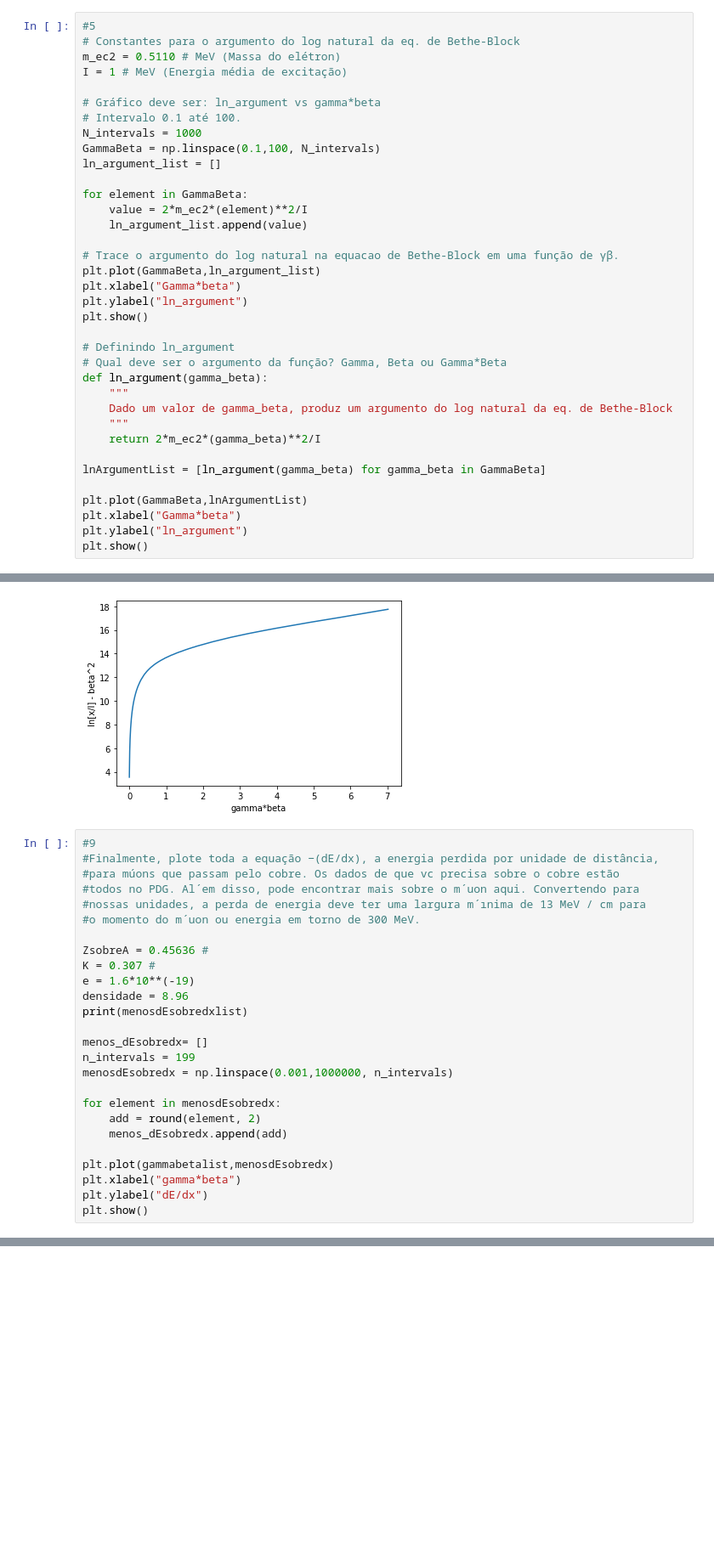
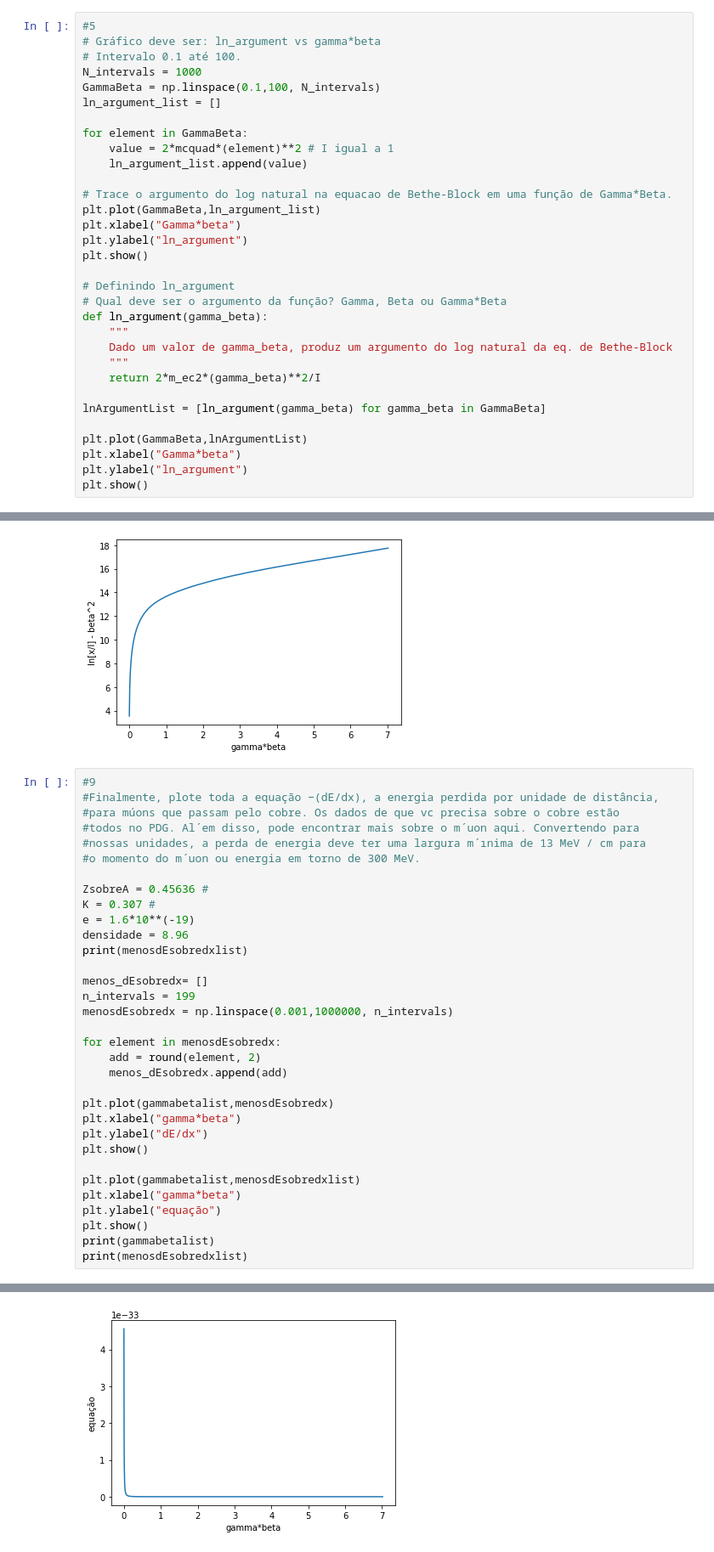
Before and after one commit to FlaviaFialho/Aula-Python, a Jupyter notebook: Projeto_1_FernandaA_Flavia_Victor.ipynb, the cells around one changed output, grey strips where cells are left out. Shown: that part at 85% size. Cells and saved outputs as stored; diff of their text form; blank space fills up the shorter version.

```diff
--- a/Projeto_1_FernandaA_Flavia_Victor.ipynb
+++ b/Projeto_1_FernandaA_Flavia_Victor.ipynb
@@ -79,10 +92,6 @@ Text(0.5, 0, 'beta')
 Observamos que $\beta$ e $\gamma \beta$ são diretamente proporcionais, pois o segundo cresce junto do primeiro. O gráfico parece o de uma exponencial, com o crescimento começando lentamente e acentuando perto do valor de 0,8. Ou seja, em baixas velocidades ($\beta = 0,1$), o produto $\gamma \beta$ também possui baixos valores e, quanto mais próximo de 1 (ou seja, quanto mais próxima a partícula está da velocidade da luz $c$), mais rápido o produto $\gamma \beta$ cresce.
 # %%
 #5
-# Constantes para o argumento do log natural da eq. de Bethe-Block
-m_ec2 = 0.5110 # MeV (Massa do elétron)
-I = 1 # MeV (Energia média de excitação)
-
 # Gráfico deve ser: ln_argument vs gamma*beta
 # Intervalo 0.1 até 100.
 N_intervals = 1000
@@ -90,10 +99,10 @@ GammaBeta = np.linspace(0.1,100, N_intervals)
 ln_argument_list = []
 
 for element in GammaBeta:
-    value = 2*m_ec2*(element)**2/I
+    value = 2*mcquad*(element)**2 # I igual a 1
     ln_argument_list.append(value)
 
-# Trace o argumento do log natural na equacao de Bethe-Block em uma função de γβ.
+# Trace o argumento do log natural na equacao de Bethe-Block em uma função de Gamma*Beta.
 plt.plot(GammaBeta,ln_argument_list)
 plt.xlabel("Gamma*beta")
 plt.ylabel("ln_argument")
@@ -185,29 +194,37 @@ plt.show()
 # %%
 #9
 #Finalmente, plote toda a equação −(dE/dx), a energia perdida por unidade de distância,
 #para múons que passam pelo cobre. Os dados de que vc precisa sobre o cobre estão
 #todos no PDG. Al´em disso, pode encontrar mais sobre o m´uon aqui. Convertendo para
 #nossas unidades, a perda de energia deve ter uma largura m´ınima de 13 MeV / cm para
 #o momento do m´uon ou energia em torno de 300 MeV.
 
 ZsobreA = 0.45636 #
 K = 0.307 #
 e = 1.6*10**(-19)
 densidade = 8.96
 print(menosdEsobredxlist)
 
 menos_dEsobredx= []
 n_intervals = 199
 menosdEsobredx = np.linspace(0.001,1000000, n_intervals)
 
 for element in menosdEsobredx:
     add = round(element, 2)
     menos_dEsobredx.append(add)
 
 plt.plot(gammabetalist,menosdEsobredx)
 plt.xlabel("gamma*beta")
 plt.ylabel("dE/dx")
 plt.show()
+
+plt.plot(gammabetalist,menosdEsobredxlist)
+plt.xlabel("gamma*beta")
+plt.ylabel("equação")
+plt.show()
+print(gammabetalist)
+print(menosdEsobredxlist)
 # %% [output]
 [4.56333409910784e-33, 1.587526087999488e-33, 8.21257310481067e-34, 5.0775125891481605e-34, 3.480988377572967e-34, 2.5458976624913066e-34, 1.951779574438766e-34, 1.5485609993011201e-34, 1.260054694728 ...
 [figure]
+[figure, added]
```
Also changed, not shown: parts of 3 cells of this notebook.
